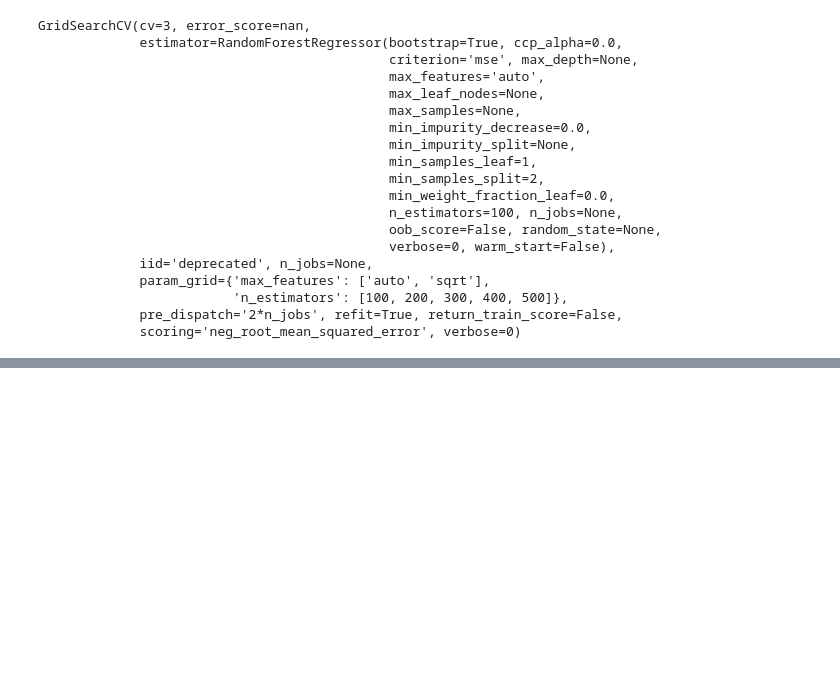
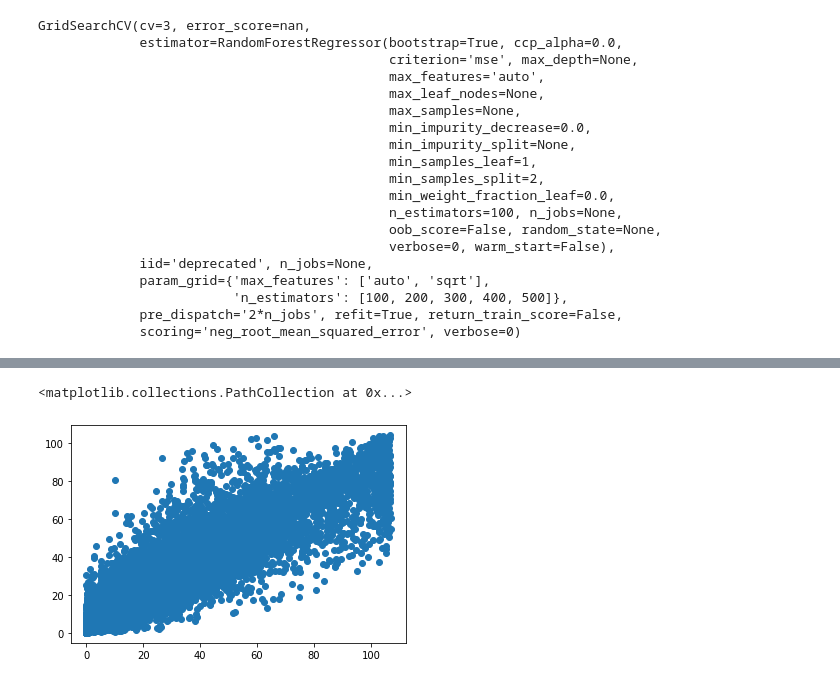
Before and after one commit to davemlz/Master_of_DataScience, a Jupyter notebook: TFM/depth_LR.ipynb, the cells around one changed output, grey strips where cells are left out. Saved outputs shown, nothing was run; the diff lists cells and outputs as text; code cells hidden in the pictures; blank space fills up the shorter version.

```diff
--- a/TFM/depth_LR.ipynb
+++ b/TFM/depth_LR.ipynb
@@ -213,0 +253,5 @@ plt.scatter(hList,rmseList)
+# %%
+plt.scatter(y_test,y_pred)
+# %% [output]
+<matplotlib.collections.PathCollection at 0x...>
+[figure, added]
```
Also changed, not shown: parts of 16 cells of this notebook.
